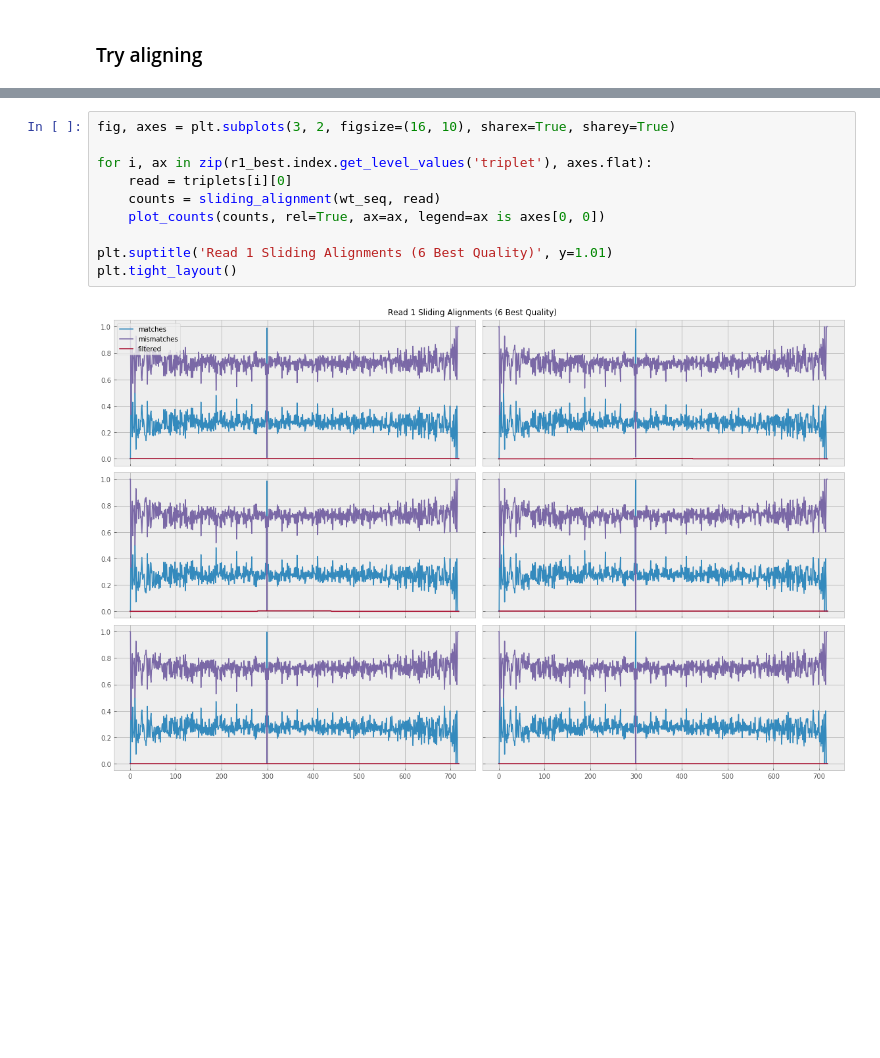
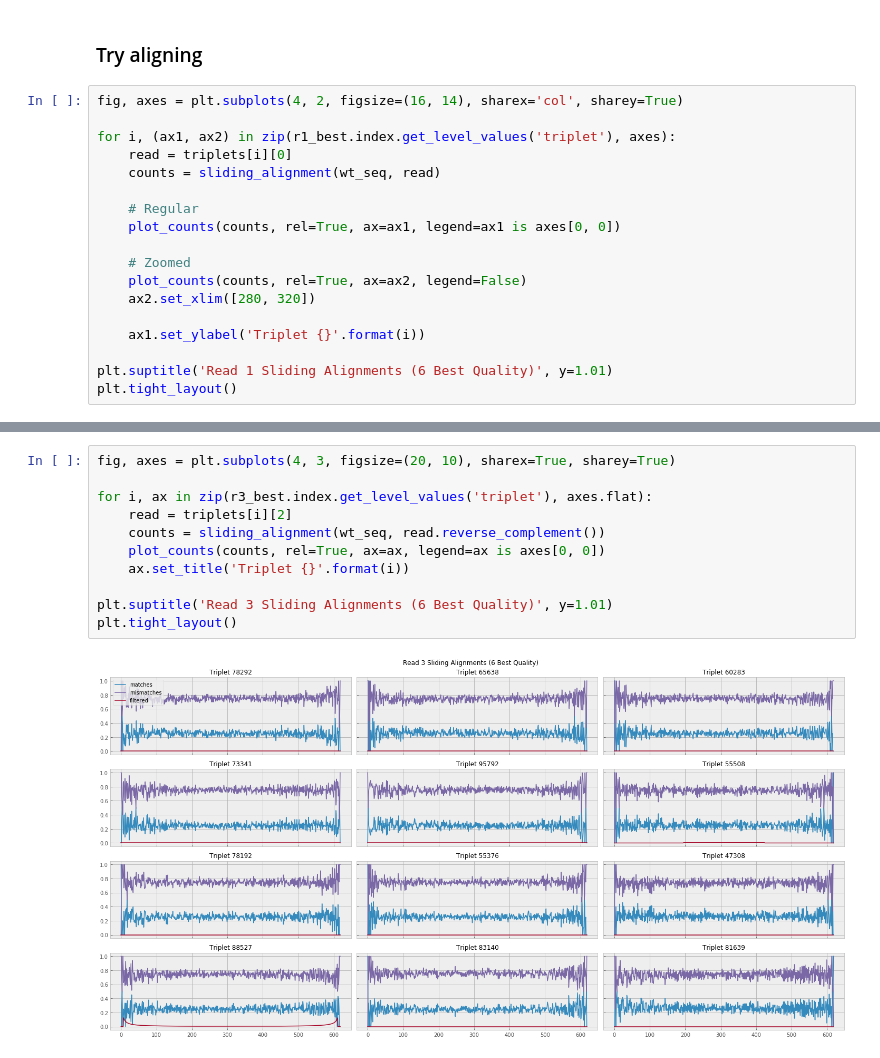
Before and after one commit to jlumpe/buds-ucsf-2017, a Jupyter notebook: notebooks/sequencing/alignments.ipynb, the cells around one changed output, grey strips where cells are left out. Cells and saved outputs as stored; diff of their text form; blank space fills up the shorter version.

Commit message:
Add zoomed R1 plots, use RC of R3 in alignments

```diff
--- a/notebooks/sequencing/alignments.ipynb
+++ b/notebooks/sequencing/alignments.ipynb
@@ -92,3 +92,21 @@ r1_best = read_stats.loc[r1_good, 'mean_quality'].sort_values(ascending=False)
 r3_best = read_stats.loc[r3_good, 'mean_quality'].sort_values(ascending=False)
 # %% [markdown]
 ### Try aligning
+# %%
+fig, axes = plt.subplots(4, 2, figsize=(16, 14), sharex='col', sharey=True)
+
+for i, (ax1, ax2) in zip(r1_best.index.get_level_values('triplet'), axes):
+    read = triplets[i][0]
+    counts = sliding_alignment(wt_seq, read)
+
+    # Regular
+    plot_counts(counts, rel=True, ax=ax1, legend=ax1 is axes[0, 0])
+
+    # Zoomed
+    plot_counts(counts, rel=True, ax=ax2, legend=False)
+    ax2.set_xlim([280, 320])
+
+    ax1.set_ylabel('Triplet {}'.format(i))
+
+plt.suptitle('Read 1 Sliding Alignments (6 Best Quality)', y=1.01)
+plt.tight_layout()
@@ -95,12 +115,13 @@ r3_best = read_stats.loc[r3_good, 'mean_quality'].sort_values(ascending=False)
 # %%
-fig, axes = plt.subplots(3, 2, figsize=(16, 10), sharex=True, sharey=True)
+fig, axes = plt.subplots(4, 3, figsize=(20, 10), sharex=True, sharey=True)
 
-for i, ax in zip(r1_best.index.get_level_values('triplet'), axes.flat):
-    read = triplets[i][0]
-    counts = sliding_alignment(wt_seq, read)
+for i, ax in zip(r3_best.index.get_level_values('triplet'), axes.flat):
+    read = triplets[i][2]
+    counts = sliding_alignment(wt_seq, read.reverse_complement())
     plot_counts(counts, rel=True, ax=ax, legend=ax is axes[0, 0])
+    ax.set_title('Triplet {}'.format(i))
 
-plt.suptitle('Read 1 Sliding Alignments (6 Best Quality)', y=1.01)
+plt.suptitle('Read 3 Sliding Alignments (6 Best Quality)', y=1.01)
 plt.tight_layout()
 # %% [output]
-[figure, old version]
+[figure, new version]
```
Also changed, not shown: parts of 2 cells of this notebook.
